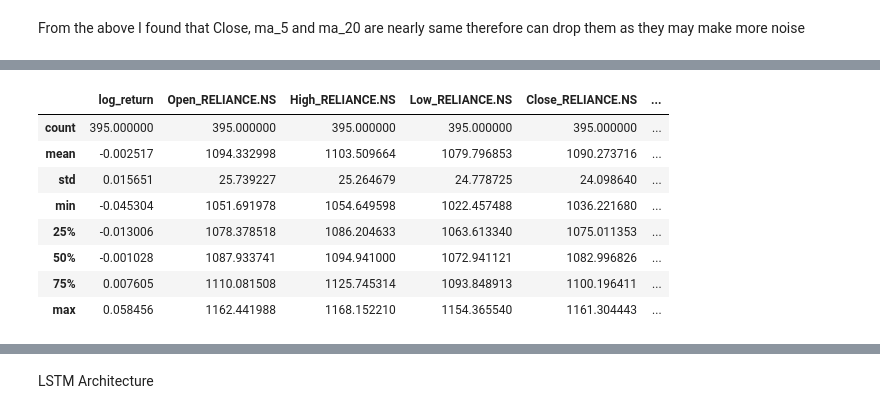
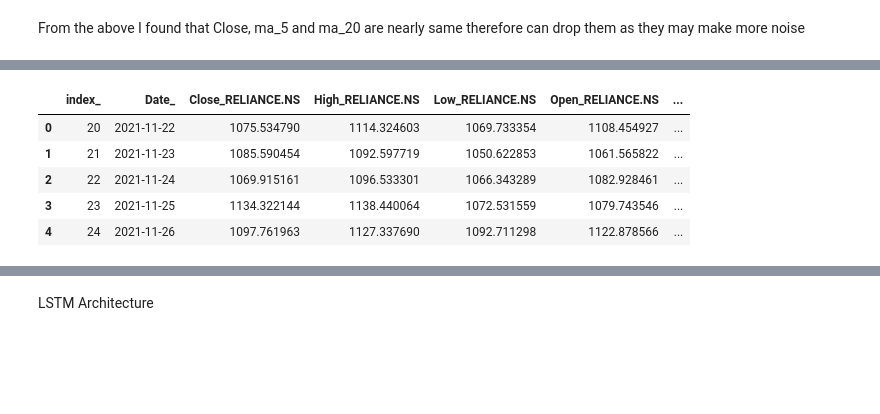
Before and after one commit to gursheelsingh11/Stock_Price_pred_based_on_sentiments_-_Marketmoods, a Jupyter notebook: LSTM.ipynb, the cells around one changed output, grey strips where cells are left out. Cells and saved outputs as stored; diff of their text form; code cells hidden in the pictures; blank space fills up the shorter version.

Commit message:
there was a small error of dates updated that

```diff
--- a/LSTM.ipynb
+++ b/LSTM.ipynb
@@ -137,45 +215,43 @@ df_final["Date"] = pd.to_datetime(df_final["Date_"]).dt.date
 
 # Merge sentiment
 df_final = df_final.merge(
-    sent_daily,
+    sent_daily_new,
     on="Date",
     how="left"
 )
 
 # Check
 df_final[["Date", "sentiment_num"]].tail(20)
-df_final['sentiment_num'] = df_final["sentiment_num"].fillna(0)
+df_final["sentiment_num"] = df_final["sentiment_num"].fillna(0)
 # %%
 df_final = df_final.replace([np.inf, -np.inf], np.nan)
 df_final = df_final.dropna(subset=features)
 # %%
 features = [
     "log_return",
     "Open_RELIANCE.NS",
     "High_RELIANCE.NS",
     "Low_RELIANCE.NS",
     "Close_RELIANCE.NS",
     "Volume_RELIANCE.NS",
     'sentiment_num',
     "rsi_14",
     "macd",
     "volatility_20"
 ]
 
 target = "log_return"
 
 # print(data["rsi_14"].head(20))
 # print(data["rsi_14"].isna().sum())
 
-df_final[features].describe()
+# df_final[features].describe()
 # df_final['returns_'].head()
+df_final.head()
 # %% [output]
-|  | log_return | Open_RELIANCE.NS | High_RELIANCE.NS | Low_RELIANCE.NS | Close_RELIANCE.NS | ... |
-| count | 395.000000 | 395.000000 | 395.000000 | 395.000000 | 395.000000 | ... |
-| mean | -0.002517 | 1094.332998 | 1103.509664 | 1079.796853 | 1090.273716 | ... |
-| std | 0.015651 | 25.739227 | 25.264679 | 24.778725 | 24.098640 | ... |
-| min | -0.045304 | 1051.691978 | 1054.649598 | 1022.457488 | 1036.221680 | ... |
-| 25% | -0.013006 | 1078.378518 | 1086.204633 | 1063.613340 | 1075.011353 | ... |
-| 50% | -0.001028 | 1087.933741 | 1094.941000 | 1072.941121 | 1082.996826 | ... |
-| 75% | 0.007605 | 1110.081508 | 1125.745314 | 1093.848913 | 1100.196411 | ... |
-| max | 0.058456 | 1162.441988 | 1168.152210 | 1154.365540 | 1161.304443 | ... |
+|  | index_ | Date_ | Close_RELIANCE.NS | High_RELIANCE.NS | Low_RELIANCE.NS | Open_RELIANCE.NS | ... |
+| 0 | 20 | 2021-11-22 | 1075.534790 | 1114.324603 | 1069.733354 | 1108.454927 | ... |
+| 1 | 21 | 2021-11-23 | 1085.590454 | 1092.597719 | 1050.622853 | 1061.565822 | ... |
+| 2 | 22 | 2021-11-24 | 1069.915161 | 1096.533301 | 1066.343289 | 1082.928461 | ... |
+| 3 | 23 | 2021-11-25 | 1134.322144 | 1138.440064 | 1072.531559 | 1079.743546 | ... |
+| 4 | 24 | 2021-11-26 | 1097.761963 | 1127.337690 | 1092.711298 | 1122.878566 | ... |
```
Also changed, not shown: parts of 35 cells of this notebook.
